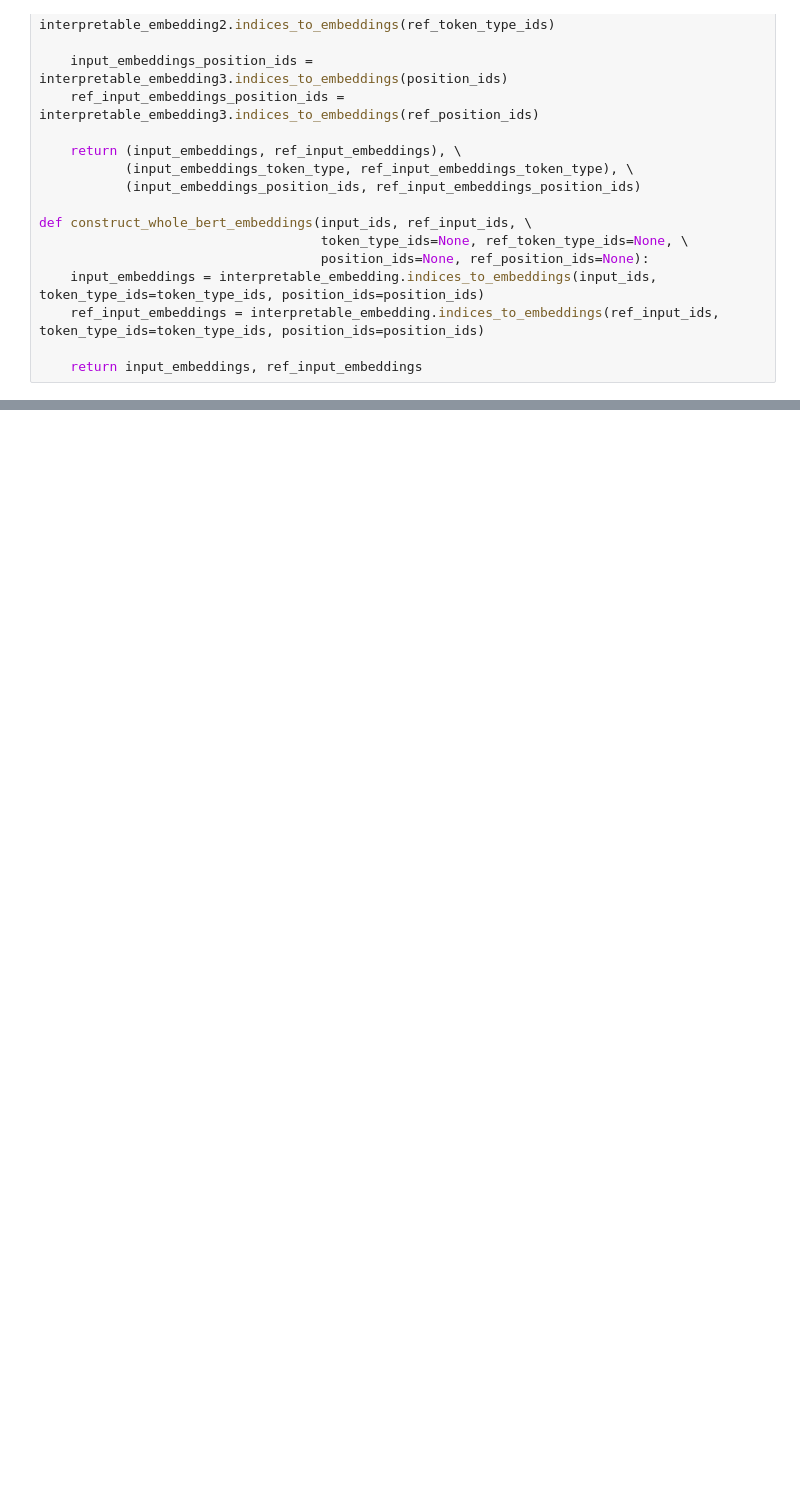
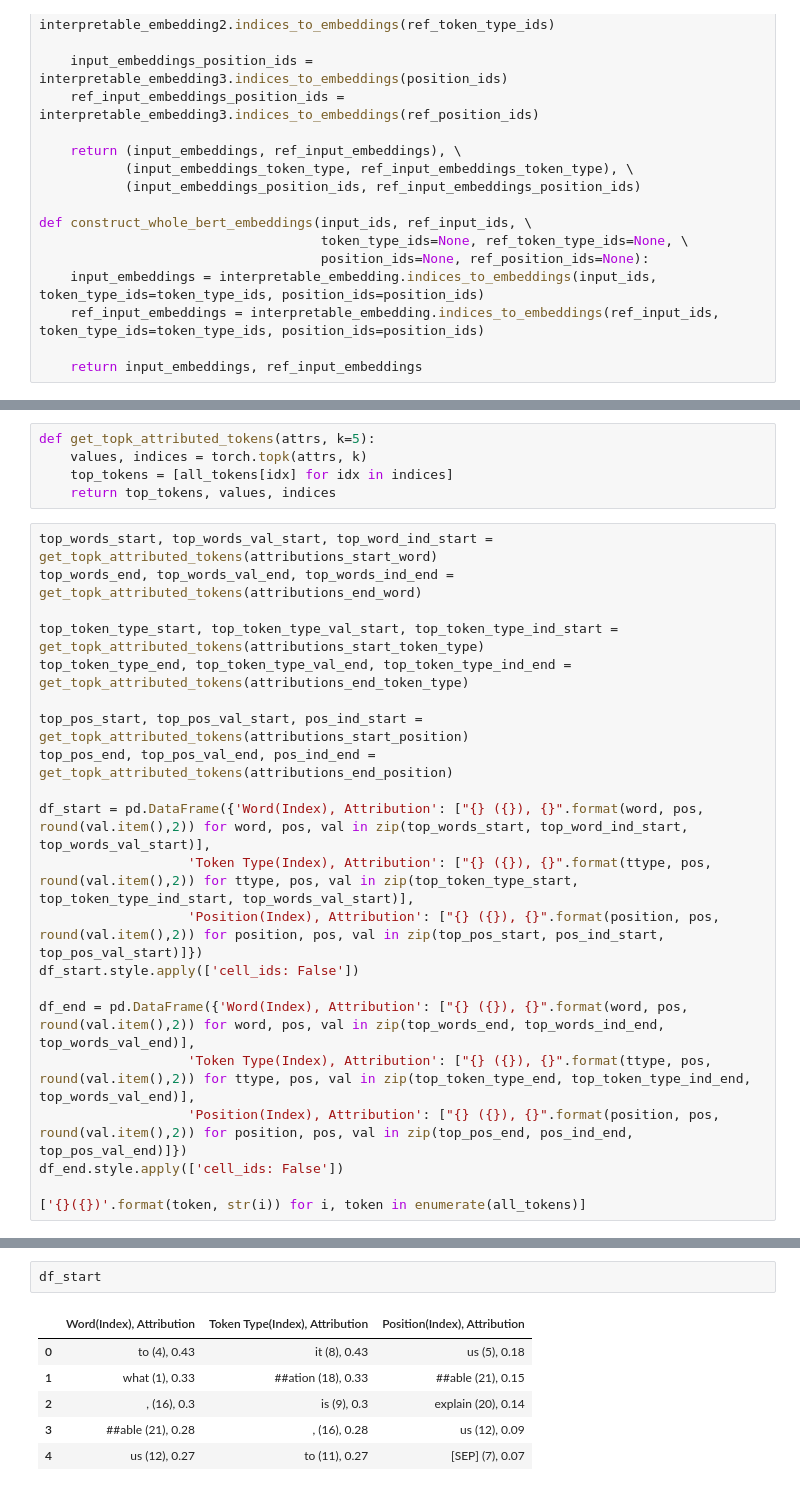
Before and after one commit to Gzk738/GZK_Code, a Jupyter notebook: XAI/Captum/Q@A_captum.ipynb, the cells around one changed output, grey strips where cells are left out. Saved outputs shown, nothing was run; the diff lists cells and outputs as text; blank space fills up the shorter version.

```diff
--- a/XAI/Captum/Q@A_captum.ipynb
+++ b/XAI/Captum/Q@A_captum.ipynb
@@ -266,0 +260,26 @@ TypeError: func() missing 2 required positional arguments: 'a' and 'b'
+# %%
+def get_topk_attributed_tokens(attrs, k=5):
+    values, indices = torch.topk(attrs, k)
+    top_tokens = [all_tokens[idx] for idx in indices]
+    return top_tokens, values, indices
+# %%
+top_words_start, top_words_val_start, top_word_ind_start = get_topk_attributed_tokens(attributions_start_word)
+top_words_end, top_words_val_end, top_words_ind_end = get_topk_attributed_tokens(attributions_end_word)
+
+top_token_type_start, top_token_type_val_start, top_token_type_ind_start = get_topk_attributed_tokens(attributions_start_token_type)
+top_token_type_end, top_token_type_val_end, top_token_type_ind_end = get_topk_attributed_tokens(attributions_end_token_type)
+
+top_pos_start, top_pos_val_start, pos_ind_start = get_topk_attributed_tokens(attributions_start_position)
+top_pos_end, top_pos_val_end, pos_ind_end = get_topk_attributed_tokens(attributions_end_position)
+
+df_start = pd.DataFrame({'Word(Index), Attribution': ["{} ({}), {}".format(word, pos, round(val.item(),2)) for word, pos, val in zip(top_words_start, top_word_ind_start, top_words_val_start)],
+                   'Token Type(Index), Attribution': ["{} ({}), {}".format(ttype, pos, round(val.item(),2)) for ttype, pos, val in zip(top_token_type_start, top_token_type_ind_start, top_words_val_start)],
+                   'Position(Index), Attribution': ["{} ({}), {}".format(position, pos, round(val.item(),2)) for position, pos, val in zip(top_pos_start, pos_ind_start, top_pos_val_start)]})
+df_start.style.apply(['cell_ids: False'])
+
+df_end = pd.DataFrame({'Word(Index), Attribution': ["{} ({}), {}".format(word, pos, round(val.item(),2)) for word, pos, val in zip(top_words_end, top_words_ind_end, top_words_val_end)],
+                   'Token Type(Index), Attribution': ["{} ({}), {}".format(ttype, pos, round(val.item(),2)) for ttype, pos, val in zip(top_token_type_end, top_token_type_ind_end, top_words_val_end)],
+                   'Position(Index), Attribution': ["{} ({}), {}".format(position, pos, round(val.item(),2)) for position, pos, val in zip(top_pos_end, pos_ind_end, top_pos_val_end)]})
+df_end.style.apply(['cell_ids: False'])
+
+['{}({})'.format(token, str(i)) for i, token in enumerate(all_tokens)]
@@ -266,0 +304,9 @@ TypeError: func() missing 2 required positional arguments: 'a' and 'b'
+# %%
+df_start
+# %% [output]
+|  | Word(Index), Attribution | Token Type(Index), Attribution | Position(Index), Attribution |
+| 0 | to (4), 0.43 | it (8), 0.43 | us (5), 0.18 |
+| 1 | what (1), 0.33 | ##ation (18), 0.33 | ##able (21), 0.15 |
+| 2 | , (16), 0.3 | is (9), 0.3 | explain (20), 0.14 |
+| 3 | ##able (21), 0.28 | , (16), 0.28 | us (12), 0.09 |
+| 4 | us (12), 0.27 | to (11), 0.27 | [SEP] (7), 0.07 |
```
Also changed, not shown: parts of 12 cells of this notebook, 8 other files.
